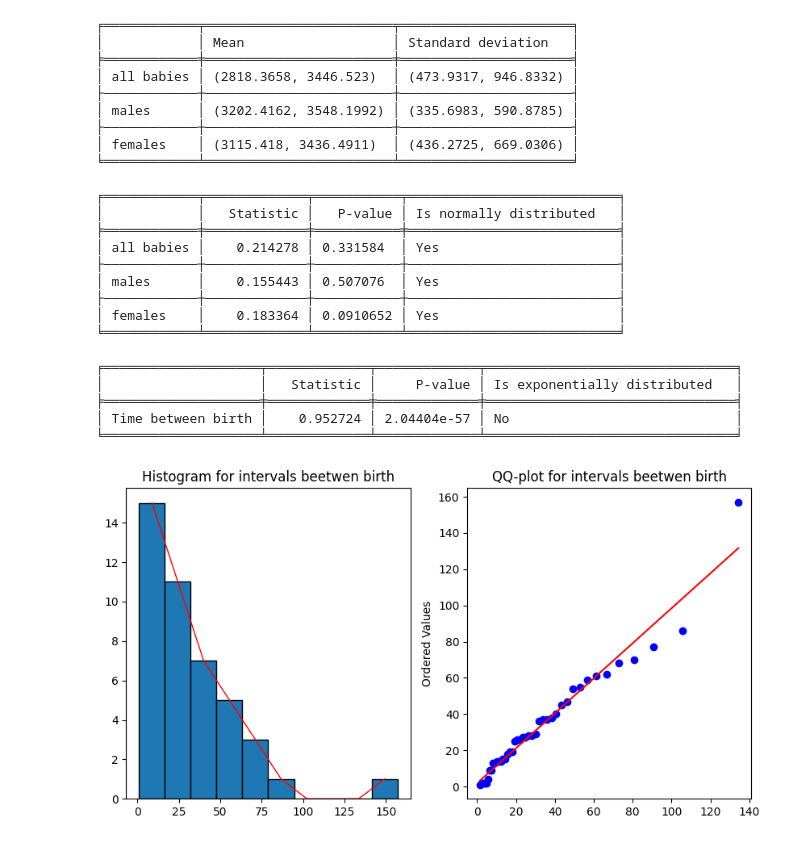
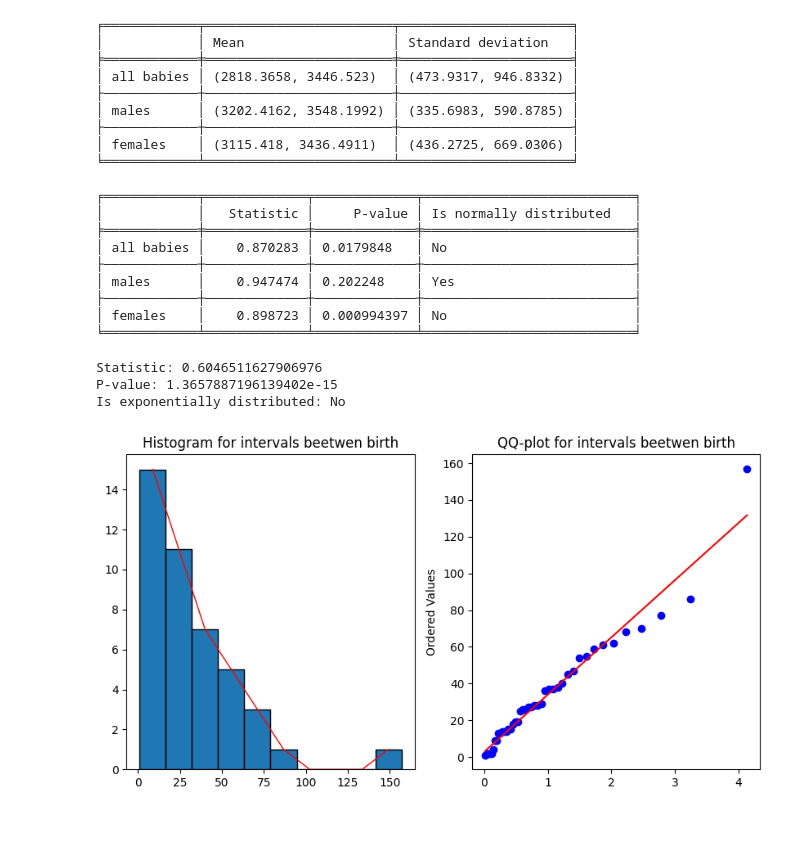
Before and after one commit to Exc0mmun1cad0/statistics-labs, a Jupyter notebook: lab2/babyboom.ipynb, the cells around one changed output. Drawn from its saved outputs; the diff is of its cells as text; code cells hidden in the pictures.

```diff
--- a/lab2/babyboom.ipynb
+++ b/lab2/babyboom.ipynb
@@ -90,8 +90,7 @@ for i in range(3):
     line = [labels[i]]
 
     data = df[conditions[i]]["WeightInGrams"]
-    std_data = (data - data.mean()) / data.std()
-    statistic, p_value = stats.kstest(std_data, "norm")
+    statistic, p_value = stats.shapiro(data)
     line.append(statistic)
     line.append(p_value)
 
@@ -104,61 +103,47 @@ for i in range(3):
 
 print(tabulate(table, headers=["", "Statistic", "P-value", "Is normally distributed"], tablefmt="fancy_grid"))
 # %% [output]
-╒════════════╤═════════════╤═══════════╤═══════════════════════════╕
-│            │   Statistic │   P-value │ Is normally distributed   │
-╞════════════╪═════════════╪═══════════╪═══════════════════════════╡
-│ all babies │    0.214278 │ 0.331584  │ Yes                       │
-├────────────┼─────────────┼───────────┼───────────────────────────┤
-│ males      │    0.155443 │ 0.507076  │ Yes                       │
-├────────────┼─────────────┼───────────┼───────────────────────────┤
-│ females    │    0.183364 │ 0.0910652 │ Yes                       │
-╘════════════╧═════════════╧═══════════╧═══════════════════════════╛
+╒════════════╤═════════════╤═════════════╤═══════════════════════════╕
+│            │   Statistic │     P-value │ Is normally distributed   │
+╞════════════╪═════════════╪═════════════╪═══════════════════════════╡
+│ all babies │    0.870283 │ 0.0179848   │ No                        │
+├────────────┼─────────────┼─────────────┼───────────────────────────┤
+│ males      │    0.947474 │ 0.202248    │ Yes                       │
+├────────────┼─────────────┼─────────────┼───────────────────────────┤
+│ females    │    0.898723 │ 0.000994397 │ No                        │
+╘════════════╧═════════════╧═════════════╧═══════════════════════════╛
 # %%
 # Exponential distribution test for intervals between birth
 data = df["MinutesAfterMidnight"].diff().dropna()
 data = data[np.isfinite(data)]
-loc, scale = stats.expon.fit(data)
 
 
 # graphical verification of assumptions about exponential distribution
 fig, axes = plt.subplots(nrows=1, ncols=2, figsize=(10, 5))
 
 # histogram with frequency polygon
-n, bins, patches = axes[0].hist(data, bins=10, edgecolor="black")
+n, bins, _ = axes[0].hist(data, bins=10, edgecolor="black")
 bin_centers = 0.5 * (bins[1:] + bins[:-1])
 axes[0].plot(bin_centers, n, linestyle="-", color="red", linewidth=1)
 axes[0].set_title(f"Histogram for intervals beetwen birth")
 # qq-plot
-stats.probplot(data, dist="expon", sparams=(loc, scale), plot=axes[1])
+stats.probplot(data, dist="expon", plot=axes[1])
 axes[1].set_title(f"QQ-plot for intervals beetwen birth")
 axes[1].set_xlabel("")
 
 
 # numerical verification
 confidence = 0.95
 alpha = 1 - confidence
 
-table = []
-line = ["Time between birth"]
+std_data = (data - data.mean()) / data.std()
+statistic, p_value = stats.kstest(std_data, "expon")
 
-std_data = (data - data.mean()) / data.std()
-statistic, p_value = stats.kstest(std_data, "expon", args=(loc, scale))
-line.append(statistic)
-line.append(p_value)
-if p_value > alpha:
-    line.append("Yes")
-else:
-    line.append("No")
-
-table.append(line)
-
-print(tabulate(table, headers=["", "Statistic", "P-value", "Is exponentially distributed"], tablefmt="fancy_grid"))
+print(f"Statistic: {statistic}\nP-value: {p_value}\nIs exponentially distributed: {'Yes' if p_value > alpha else 'No'}")
 # %% [output]
-╒════════════════════╤═════════════╤═════════════╤════════════════════════════════╕
-│                    │   Statistic │     P-value │ Is exponentially distributed   │
-╞════════════════════╪═════════════╪═════════════╪════════════════════════════════╡
-│ Time between birth │    0.952724 │ 2.04404e-57 │ No                             │
-╘════════════════════╧═════════════╧═════════════╧════════════════════════════════╛
+Statistic: 0.6046511627906976
+P-value: 1.3657887196139402e-15
+Is exponentially distributed: No
-[figure, old version]
+[figure, new version]
 # %%
 # Puasson distribution test for number of births per hour
```
Also changed, not shown: parts of 2 cells of this notebook, 2 other files.
